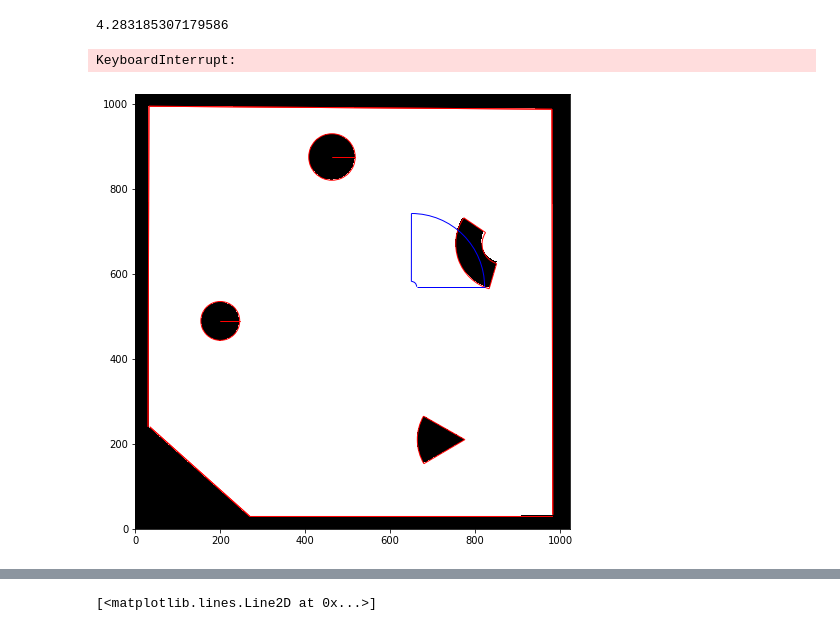
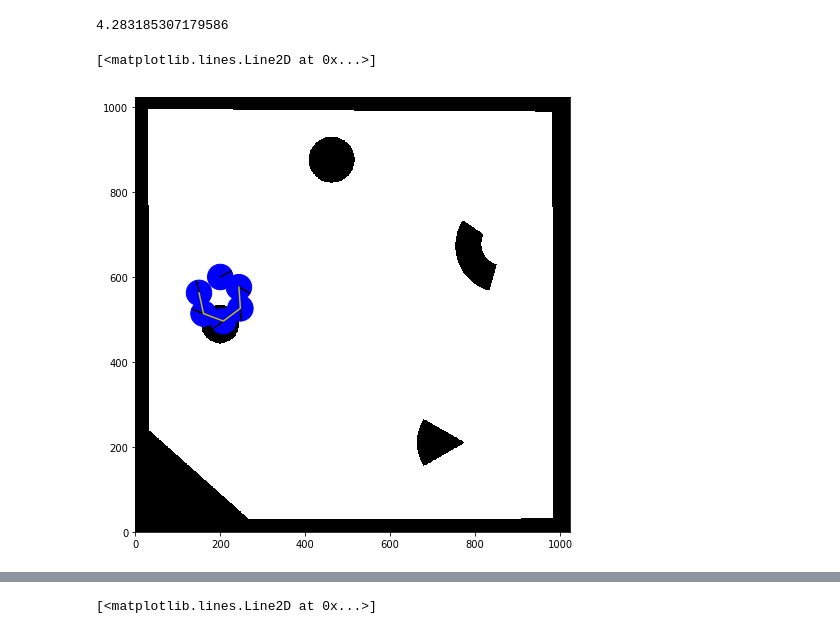
Before and after one commit to KshitijBhat/interval-analysis-method, a Jupyter notebook: Arena/fast_motion.ipynb, the cells around one changed output, grey strips where cells are left out. Saved outputs shown, nothing was run; the diff lists cells and outputs as text; code cells hidden in the pictures.

```diff
--- a/Arena/fast_motion.ipynb
+++ b/Arena/fast_motion.ipynb
@@ -318,7 +411,7 @@ for i in range(1):
 #robot = Robot(379.4084003997459, 907.8212642902986, 0.1308996938995747,80,0,1,0)
 #robot = Robot(600,900,3.14,80,0,1,0)
 #robot = Robot(900,700,5,100,0,1,0)
-robot = Robot(200,600,0.5,100,0,1,0)
+robot = Robot(200,650,4.5,50,0,1,0)
 #robot = Robot(800,770,4.5,80,0,1,0)
 #robot = Robot(400,400,0,100,0,1,0)
 robot.set_environment(obstacles)
@@ -348,10 +441,10 @@ robot.plot_interval(ax)
 #     print(robot.interval.gamma2.encloses(inter))
 #     print(obstacles[1].gamma2.encloses(inter))
 log = []
-for i in range(10):
+for i in range(3):
 
 
-    pose = robot.next_bot(ax)
+    pose = robot.next_bot(0,0,ax)
 
     print("run:",i)
     log.append(f'run {i} :'+repr(pose))
@@ -516,32 +604,37 @@ robot.interval.theta1 - robot.interval.theta2
 # %% [output]
 4.283185307179586
 # %%
-robot = Robot(680,600,0,100,0,1.57,0)
-robot.set_environment(obstacles)
+robot = Robot(200,600,0.5,100,0,1,0)
+
+#robot.set_environment(obstacles)
+
 
 fig,ax = plt.subplots(figsize=(8,8))
 ax. set_aspect('equal')
 ax.set_xlim([0, 1024])
 ax.set_ylim([0, 1024])
 ax.imshow(arena,cmap = plt.cm.gray_r,origin = 'lower')
 traj = []
-temp_bot = robot
-for obstacle in obstacles:
-        obstacle.draw(ax,'red')
-for _ in range(3):
+robot.plot(ax)
+#robot.plot_interval(ax)
 
-    traj.append((temp_bot.x_bot,temp_bot.y_bot))
-    for I in temp_bot.Is:
-        I.draw(ax,'green')
-    #temp_bot.plot(ax)
-    temp_bot.plot_interval(ax)
-    temp_bot = temp_bot.next_bot()
+#log = []
+for i in range(5):
 
+
+    pose = robot.next_pose(50,-1)
+
+    #print("run:",i)
+    #log.append(f'run {i} :'+repr(pose))
+    traj.append((pose.x_bot,pose.y_bot))
+    pose.plot(ax)
+
+    robot = pose
 path = np.array(traj).T
 ax.plot(path[0],path[1],'y-')
 # %% [output]
-KeyboardInterrupt:
+[<matplotlib.lines.Line2D at 0x...>]
-[figure, old version]
+[figure, new version]
 # %%
 class PurePursuitTracker:
 
```
Also changed, not shown: parts of 20 cells of this notebook, 2 other files.
